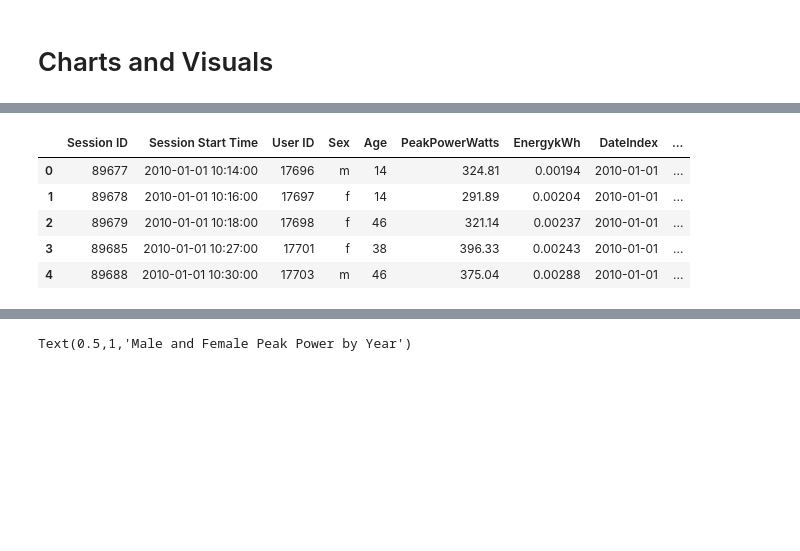
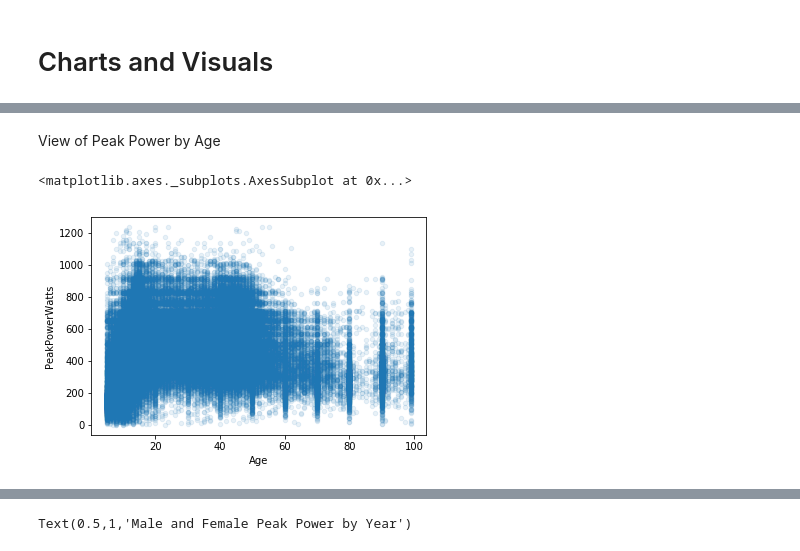
Before and after one commit to kcm117/bikedata, a Jupyter notebook: bikedata_analysis_km.ipynb, the cells around one changed output, grey strips where cells are left out. Saved outputs shown, nothing was run; the diff lists cells and outputs as text; code cells hidden in the pictures; blank space fills up the shorter version.

```diff
--- a/bikedata_analysis_km.ipynb
+++ b/bikedata_analysis_km.ipynb
@@ -224 +254,8 @@ import calendar
+# %% [markdown]
+View of Peak Power by Age
+# %%
+df.plot(kind="scatter", x="Age", y="PeakPowerWatts", alpha=0.1)
+# %% [output]
+<matplotlib.axes._subplots.AxesSubplot at 0x...>
+[figure, added]
 # %%
@@ -228,12 +265,3 @@ df_time['Year'] = df.DateIndex.dt.year
 df_time['Month'] = df.DateIndex.dt.month
 # %%
 df_time.reset_index(drop = True, inplace = True)
-# %%
-df_time.head()
-# %% [output]
-|  | Session ID | Session Start Time | User ID | Sex | Age | PeakPowerWatts | EnergykWh | DateIndex | ... |
-| 0 | 89677 | 2010-01-01 10:14:00 | 17696 | m | 14 | 324.81 | 0.00194 | 2010-01-01 | ... |
-| 1 | 89678 | 2010-01-01 10:16:00 | 17697 | f | 14 | 291.89 | 0.00204 | 2010-01-01 | ... |
-| 2 | 89679 | 2010-01-01 10:18:00 | 17698 | f | 46 | 321.14 | 0.00237 | 2010-01-01 | ... |
-| 3 | 89685 | 2010-01-01 10:27:00 | 17701 | f | 38 | 396.33 | 0.00243 | 2010-01-01 | ... |
-| 4 | 89688 | 2010-01-01 10:30:00 | 17703 | m | 46 | 375.04 | 0.00288 | 2010-01-01 | ... |
```
Also changed, not shown: parts of 11 cells of this notebook.
